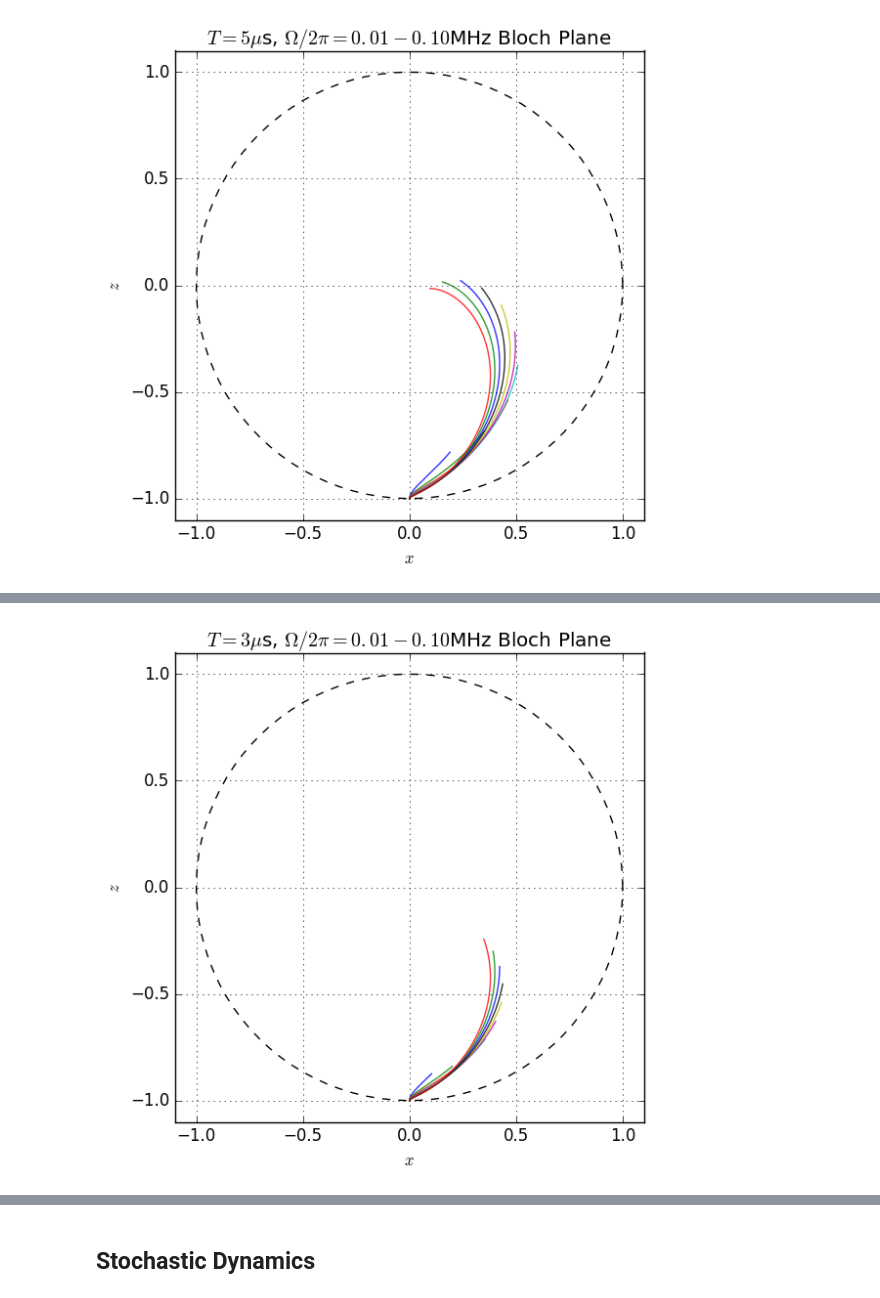
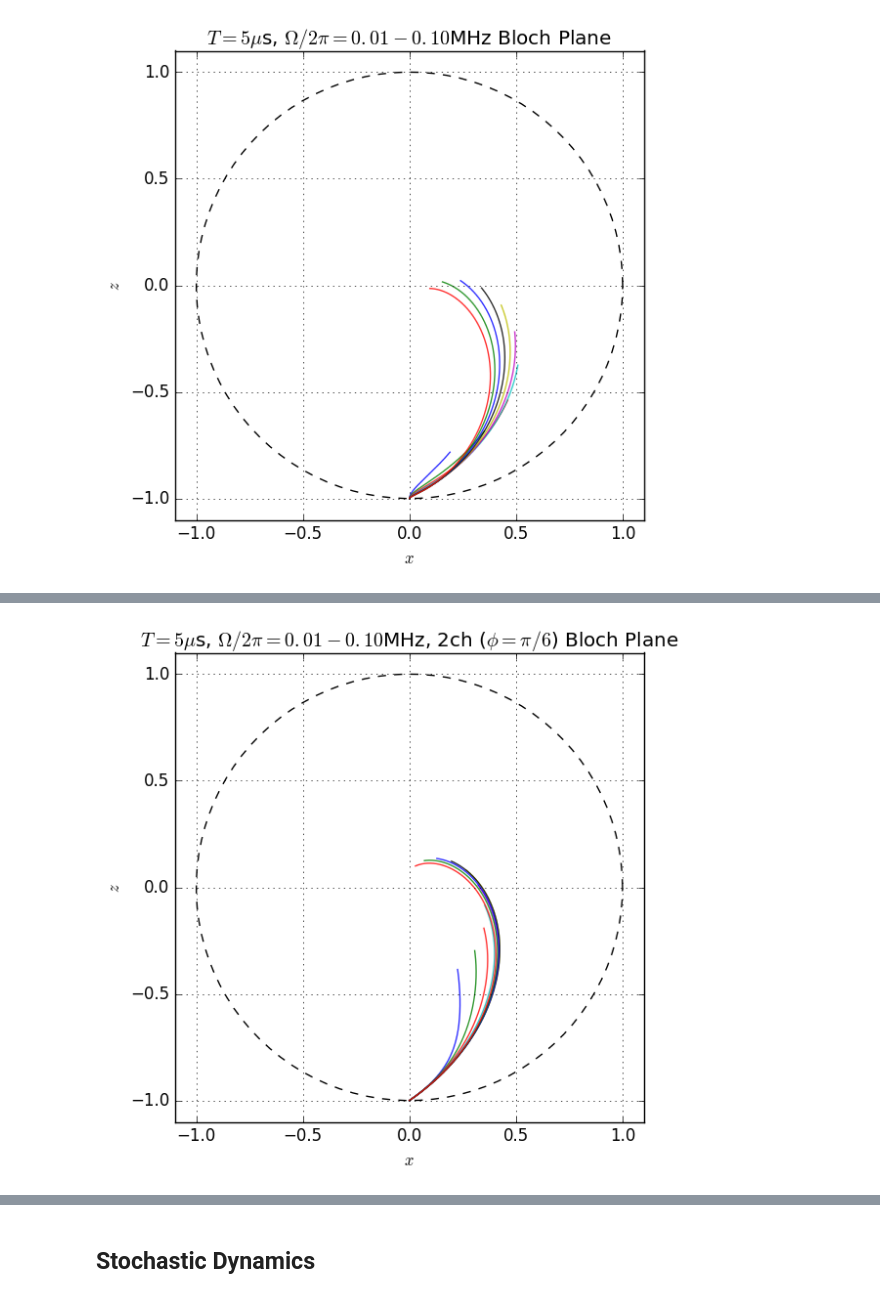
Before and after one commit to justindressel/QuantumBayesian.jl, a Jupyter notebook: notebooks/ZenoDragging.ipynb, the cells around one changed output, grey strips where cells are left out. Cells and saved outputs as stored; diff of their text form; code cells hidden in the pictures.

```diff
--- a/notebooks/ZenoDragging.ipynb
+++ b/notebooks/ZenoDragging.ipynb
@@ -146,5 +143,5 @@ plot_solution(sols, bloch=false, plot_title=L"$T=4\mu$s, $\Omega/2\pi=0.01-0.10$
 # %%
-sols = [ensemble_average(2π*k, T=(0.0, 3.0), verbose=false) for k in 0.01:0.01:0.10]
-plot_solution(sols, bloch=false, plot_title=L"$T=3\mu$s, $\Omega/2\pi=0.01-0.10$MHz")
+sols = [ensemble_average(2π*k, T=(0.0, 5.0), verbose=false, ch2=true, ϕ=π/6) for k in 0.01:0.01:0.10]
+plot_solution(sols, bloch=false, plot_title=L"$T=5\mu$s, $\Omega/2\pi=0.01-0.10$MHz, 2ch ($\phi=\pi/6$)")
 # %% [output]
-[figure, old version]
+[figure, new version]
```
Also changed, not shown: parts of 35 cells of this notebook.
